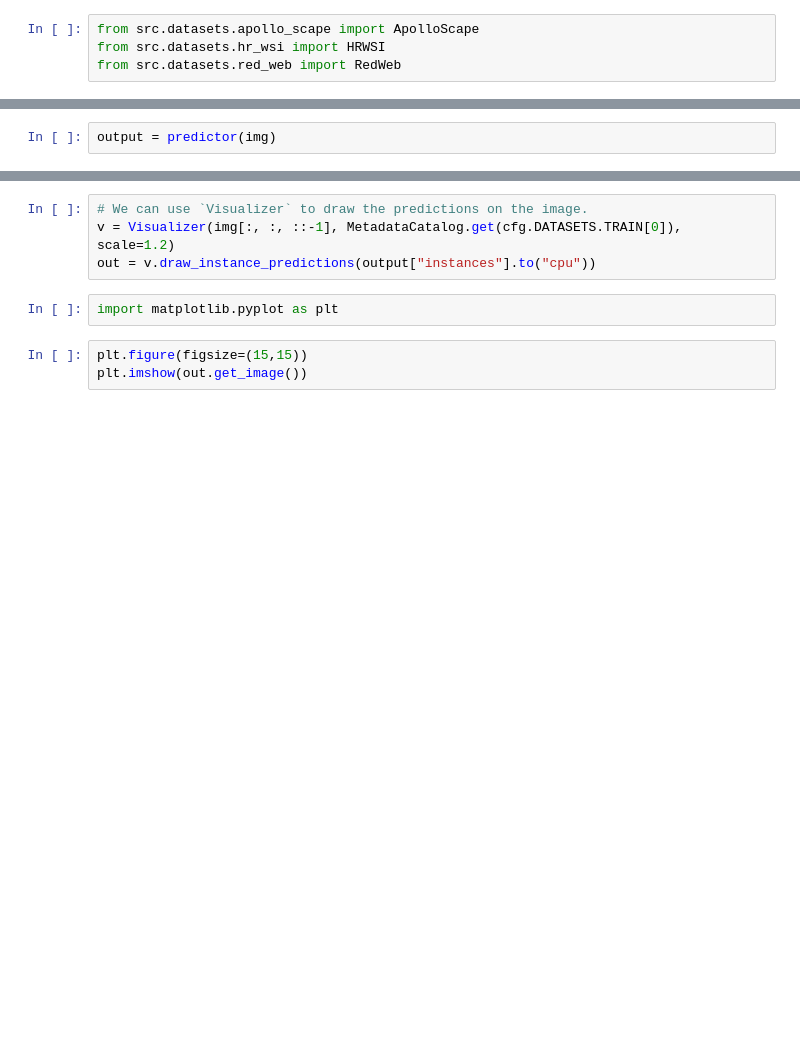
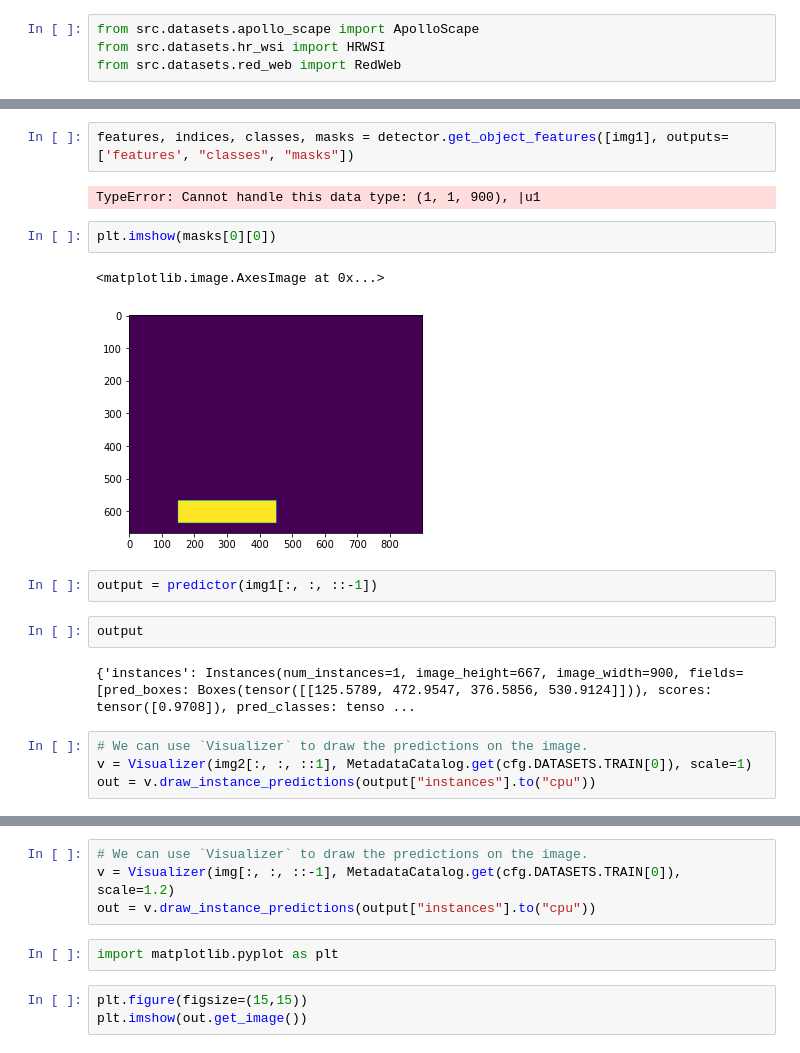
Before and after one commit to Ahmedjjj/midas_hkrm, a Jupyter notebook: notebooks/Object-detection.ipynb, the cells around one changed output, grey strips where cells are left out. Saved outputs shown, nothing was run; the diff lists cells and outputs as text; blank space fills up the shorter version.

```diff
--- a/notebooks/Object-detection.ipynb
+++ b/notebooks/Object-detection.ipynb
@@ -87,2 +88,19 @@ Remote server password: ········
 # %%
-output = predictor(img)
+features, indices, classes, masks = detector.get_object_features([img1], outputs=['features', "classes", "masks"])
+# %% [output]
+TypeError: Cannot handle this data type: (1, 1, 900), |u1
+# %%
+plt.imshow(masks[0][0])
+# %% [output]
+<matplotlib.image.AxesImage at 0x...>
+[figure, added]
+# %%
+output = predictor(img1[:, :, ::-1])
+# %%
+output
+# %% [output]
+{'instances': Instances(num_instances=1, image_height=667, image_width=900, fields=[pred_boxes: Boxes(tensor([[125.5789, 472.9547, 376.5856, 530.9124]])), scores: tensor([0.9708]), pred_classes: tenso ...
+# %%
+# We can use `Visualizer` to draw the predictions on the image.
+v = Visualizer(img2[:, :, ::1], MetadataCatalog.get(cfg.DATASETS.TRAIN[0]), scale=1)
+out = v.draw_instance_predictions(output["instances"].to("cpu"))
```
Also changed, not shown: parts of 25 cells of this notebook, 5 other files.
